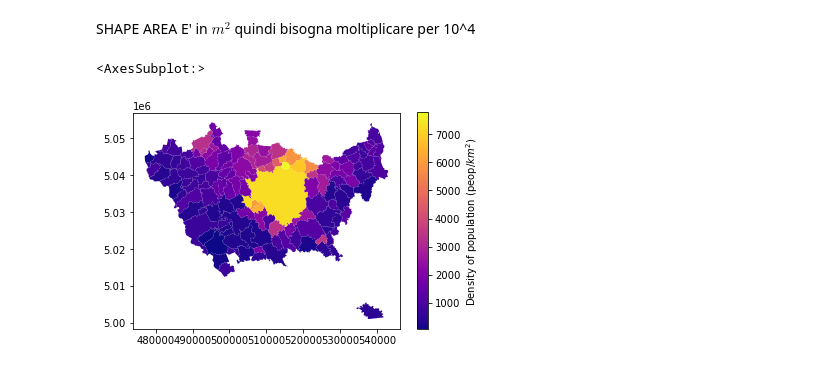
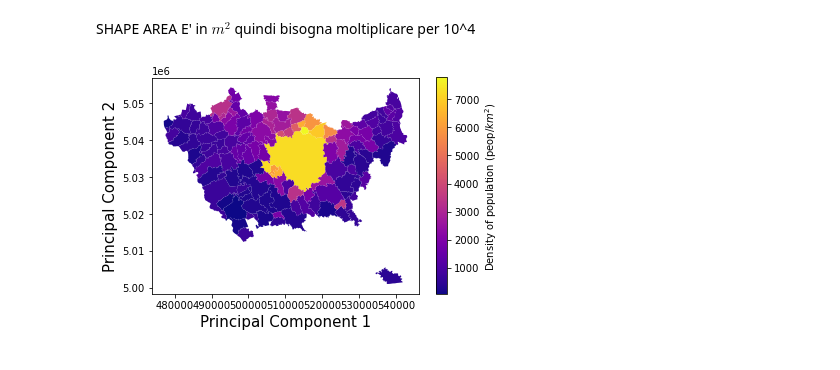
Before and after one commit to Chri1629/environment_physics, a Jupyter notebook: environment/assignment_1/uccheddu_christian_800428.ipynb, the cells around one changed output. Drawn from its saved outputs; the diff is of its cells as text; code cells hidden in the pictures.

```diff
--- a/environment/assignment_1/uccheddu_christian_800428.ipynb
+++ b/environment/assignment_1/uccheddu_christian_800428.ipynb
@@ -83,8 +83,11 @@ milano['density2014'] = round(milano['Pop2014']/(milano['geometry'].area/(10**6)
 # %% [markdown]
 SHAPE AREA E' in $m^2$ quindi bisogna moltiplicare per 10^4
 # %%
-milano.plot(column = milano['density2011'], cmap = 'plasma', legend=True,
+ax =  milano.plot(column = milano['density2011'], cmap = 'plasma', legend=True,
             legend_kwds={'label': r'Density of population (peop/$km^2$)'})
+
+ax.set_xlabel("Principal Component 1", fontdict={'fontsize':15})
+ax.set_ylabel("Principal Component 2", fontdict={'fontsize':15})
+ax.figure.savefig("milano.png", dpi = 400, bbox_inches='tight')
 # %% [output]
-<AxesSubplot:>
-[figure, old version]
+[figure, new version]
```
Also changed, not shown: 1 other file.
